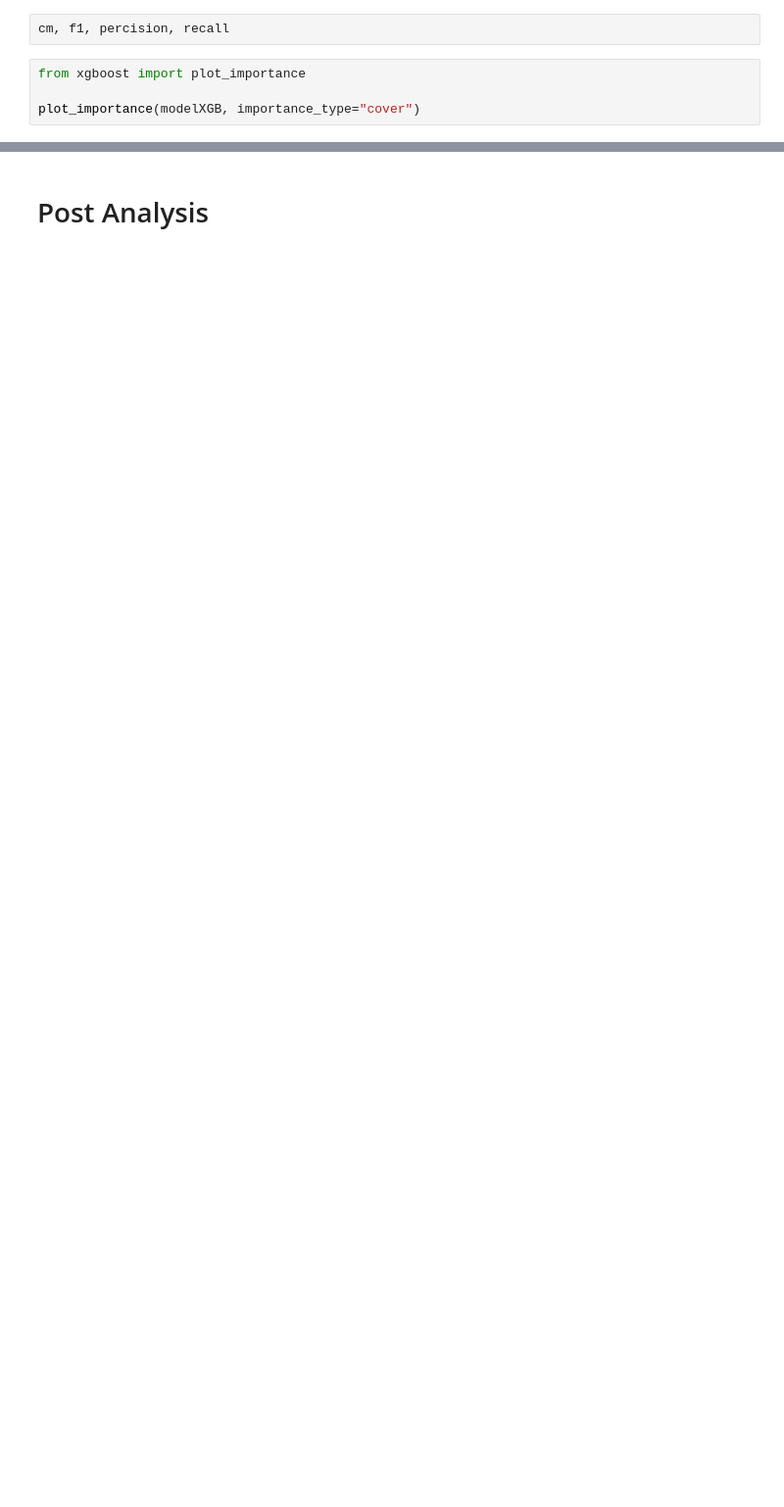
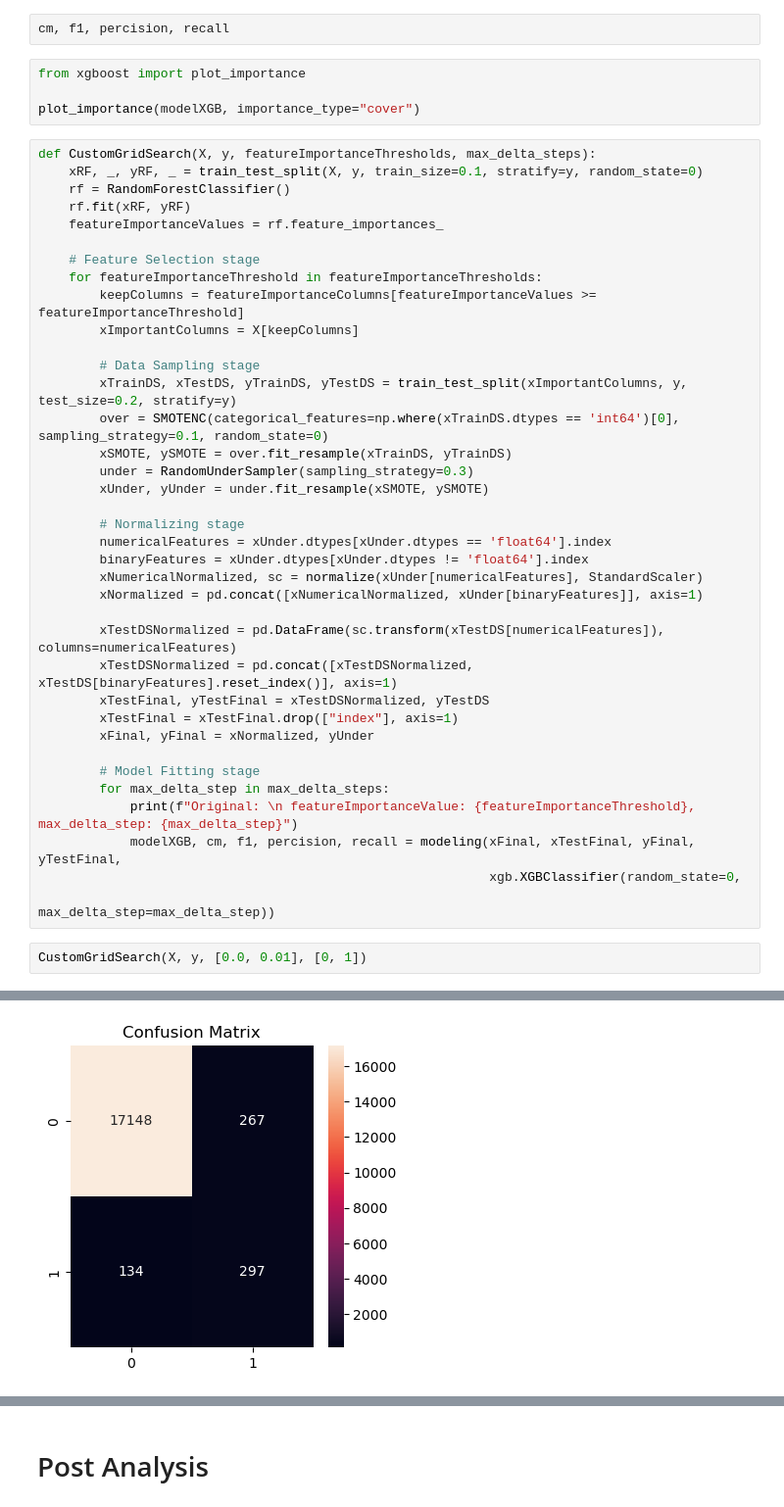
Before and after one commit to m9ko/scotiadatacomp, a Jupyter notebook: sb_analysis_final-mk.ipynb, the cells around one changed output, grey strips where cells are left out. Shown at 98% size. Drawn from its saved outputs; the diff is of its cells as text; blank space fills up the shorter version.

Commit message:
Custom grid search added

```diff
--- a/sb_analysis_final-mk.ipynb
+++ b/sb_analysis_final-mk.ipynb
@@ -443,3 +426,43 @@ cm, f1, percision, recall
 from xgboost import plot_importance
 
 plot_importance(modelXGB, importance_type="cover")
+# %%
+def CustomGridSearch(X, y, featureImportanceThresholds, max_delta_steps):
+    xRF, _, yRF, _ = train_test_split(X, y, train_size=0.1, stratify=y, random_state=0)
+    rf = RandomForestClassifier()
+    rf.fit(xRF, yRF)
+    featureImportanceValues = rf.feature_importances_
+
+    # Feature Selection stage
+    for featureImportanceThreshold in featureImportanceThresholds:
+        keepColumns = featureImportanceColumns[featureImportanceValues >= featureImportanceThreshold]
+        xImportantColumns = X[keepColumns]
+
+        # Data Sampling stage
+        xTrainDS, xTestDS, yTrainDS, yTestDS = train_test_split(xImportantColumns, y, test_size=0.2, stratify=y)
+        over = SMOTENC(categorical_features=np.where(xTrainDS.dtypes == 'int64')[0], sampling_strategy=0.1, random_state=0)
+        xSMOTE, ySMOTE = over.fit_resample(xTrainDS, yTrainDS)
+        under = RandomUnderSampler(sampling_strategy=0.3)
+        xUnder, yUnder = under.fit_resample(xSMOTE, ySMOTE)
+
+        # Normalizing stage
+        numericalFeatures = xUnder.dtypes[xUnder.dtypes == 'float64'].index
+        binaryFeatures = xUnder.dtypes[xUnder.dtypes != 'float64'].index
+        xNumericalNormalized, sc = normalize(xUnder[numericalFeatures], StandardScaler)
+        xNormalized = pd.concat([xNumericalNormalized, xUnder[binaryFeatures]], axis=1)
+
+        xTestDSNormalized = pd.DataFrame(sc.transform(xTestDS[numericalFeatures]), columns=numericalFeatures)
+        xTestDSNormalized = pd.concat([xTestDSNormalized, xTestDS[binaryFeatures].reset_index()], axis=1)
+        xTestFinal, yTestFinal = xTestDSNormalized, yTestDS
+        xTestFinal = xTestFinal.drop(["index"], axis=1)
+        xFinal, yFinal = xNormalized, yUnder
+
+        # Model Fitting stage
+        for max_delta_step in max_delta_steps:
+            print(f"Original: \n featureImportanceValue: {featureImportanceThreshold}, max_delta_step: {max_delta_step}")
+            modelXGB, cm, f1, percision, recall = modeling(xFinal, xTestFinal, yFinal, yTestFinal,
+                                                           xgb.XGBClassifier(random_state=0,
+                                                                             max_delta_step=max_delta_step))
+# %%
+CustomGridSearch(X, y, [0.0, 0.01], [0, 1])
+# %% [output]
@@ -445,0 +489 @@ plot_importance(modelXGB, importance_type="cover")
+[figure, added]
```
Also changed, not shown: parts of 9 cells of this notebook.
